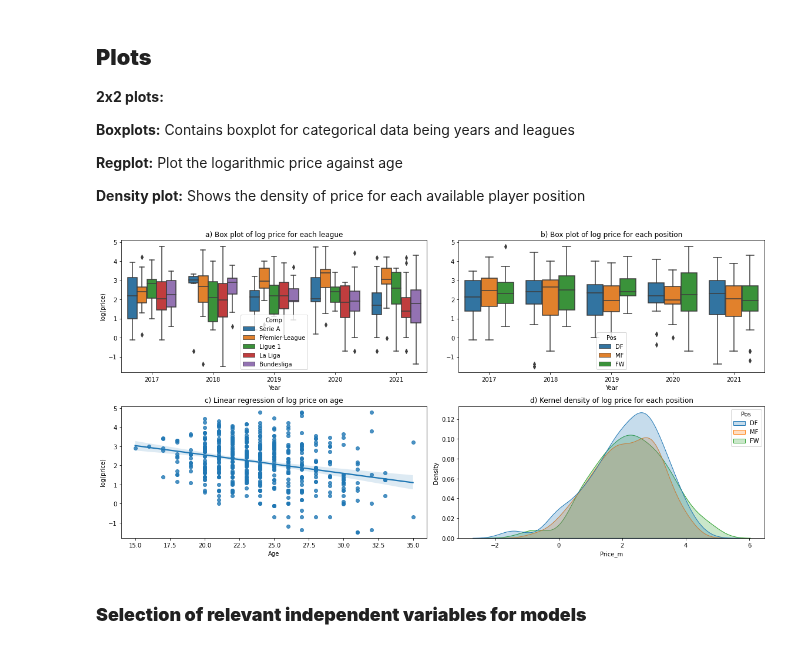
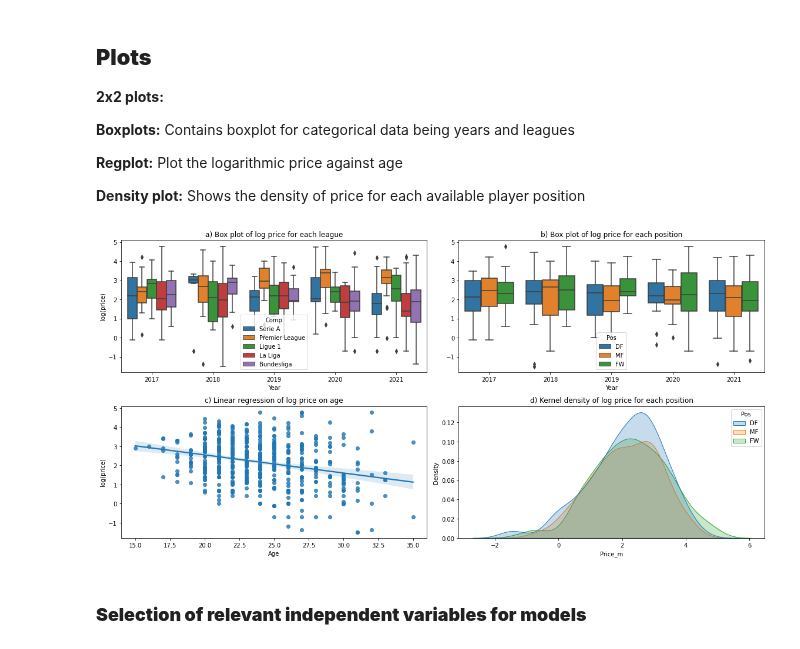
Before and after one commit to mathiasbindseil/three_drengz, a Jupyter notebook: ISDS - Kopi.ipynb, the cells around one changed output. Saved outputs shown, nothing was run; the diff lists cells and outputs as text; code cells hidden in the pictures.

```diff
--- a/ISDS - Kopi.ipynb
+++ b/ISDS - Kopi.ipynb
@@ -422,34 +410,32 @@ import pandas as pd
 # sns.set_theme(style="white")
 
 # Data cleaning for copy paste
-new_df=pd.read_csv('Main_df_til_leg_2021.csv')
+new_df=pd.read_csv('Main_df.csv')
 new_df['Price_m'] = np.log(new_df['Price_m'])
 # new_df = new_df[new_df.Pos != 'GK']
-
-
 
 # Define plot
 f,ax = plt.subplots(2,2, figsize=(16,8))
 
 # First row
 sns.boxplot(x='Year', y='Price_m', data=new_df, hue="Comp", ax=ax[0, 0]).set( xlabel = "Year", ylabel = "log(price)")
 ax[0,0].set_title('a) Box plot of log price for each league')
 sns.boxplot(x='Year', y='Price_m', data=new_df, hue="Pos", ax=ax[0, 1]).set( xlabel = "Year", ylabel = "") # second box plot
 ax[0,1].set_title('b) Box plot of log price for each position')
 # Second row
 sns.regplot(x='Age', y='Price_m', data=new_df, ax=ax[1, 0]).set( xlabel = "Age", ylabel = "log(price)") #Linear regression
 ax[1,0].set_title('c) Linear regression of log price on age')
 sns.kdeplot(x=new_df['Price_m'], data=new_df, hue="Pos",shade=True, ax=ax[1,1]) # Kernel plot
 ax[1,1].set_title('d) Kernel density of log price for each position')
 f.tight_layout()
 
 
 
 # # Create path to save figure
 # fp_figs = Path.cwd() / 'figs'
 # # Use the Path object to actually create the subfolder
 # Path.mkdir(fp_figs, exist_ok=True)
 # # Export for paper
 # plt.savefig('figs/pic2.png')
 # %% [output]
-[figure, old version]
+[figure, new version]
```
Also changed, not shown: parts of 19 cells of this notebook, 6 other files.
